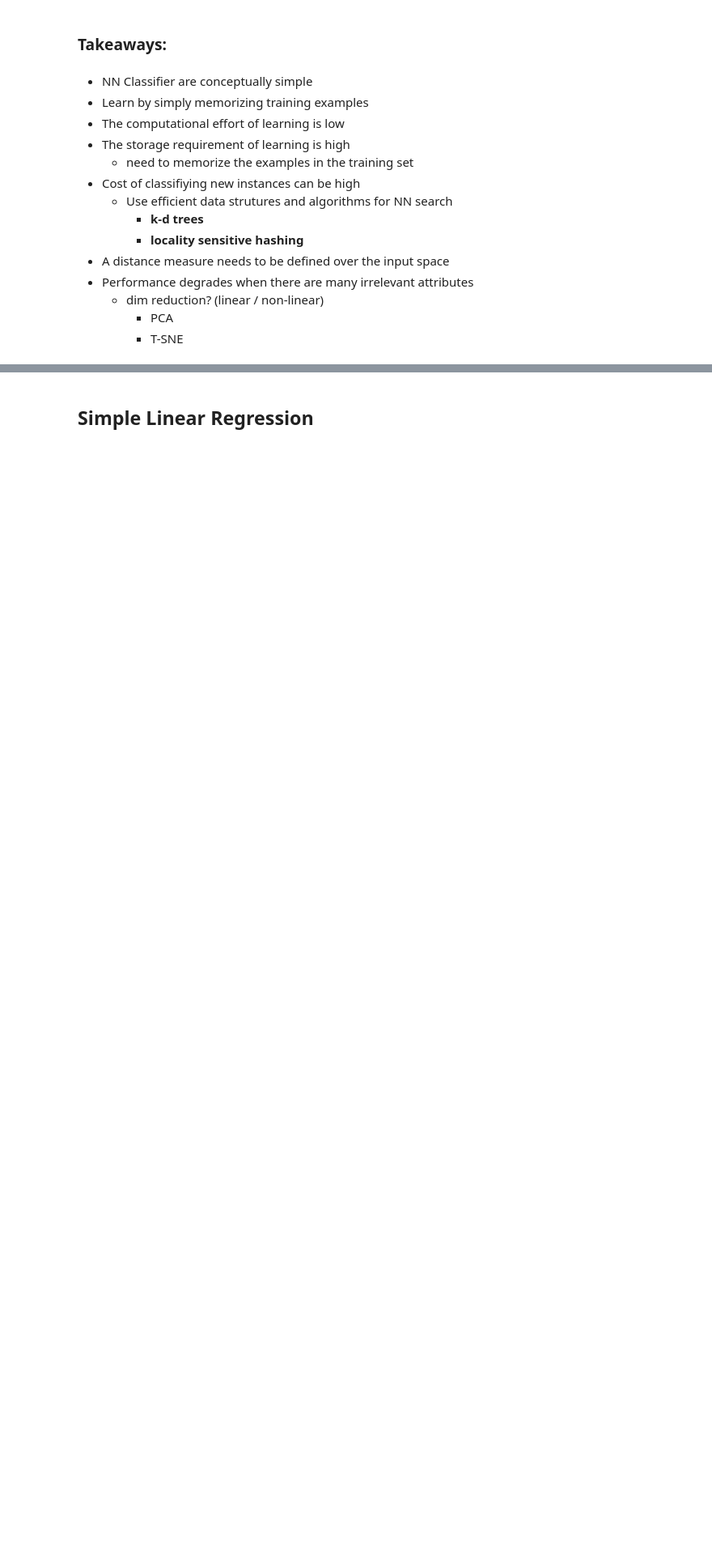
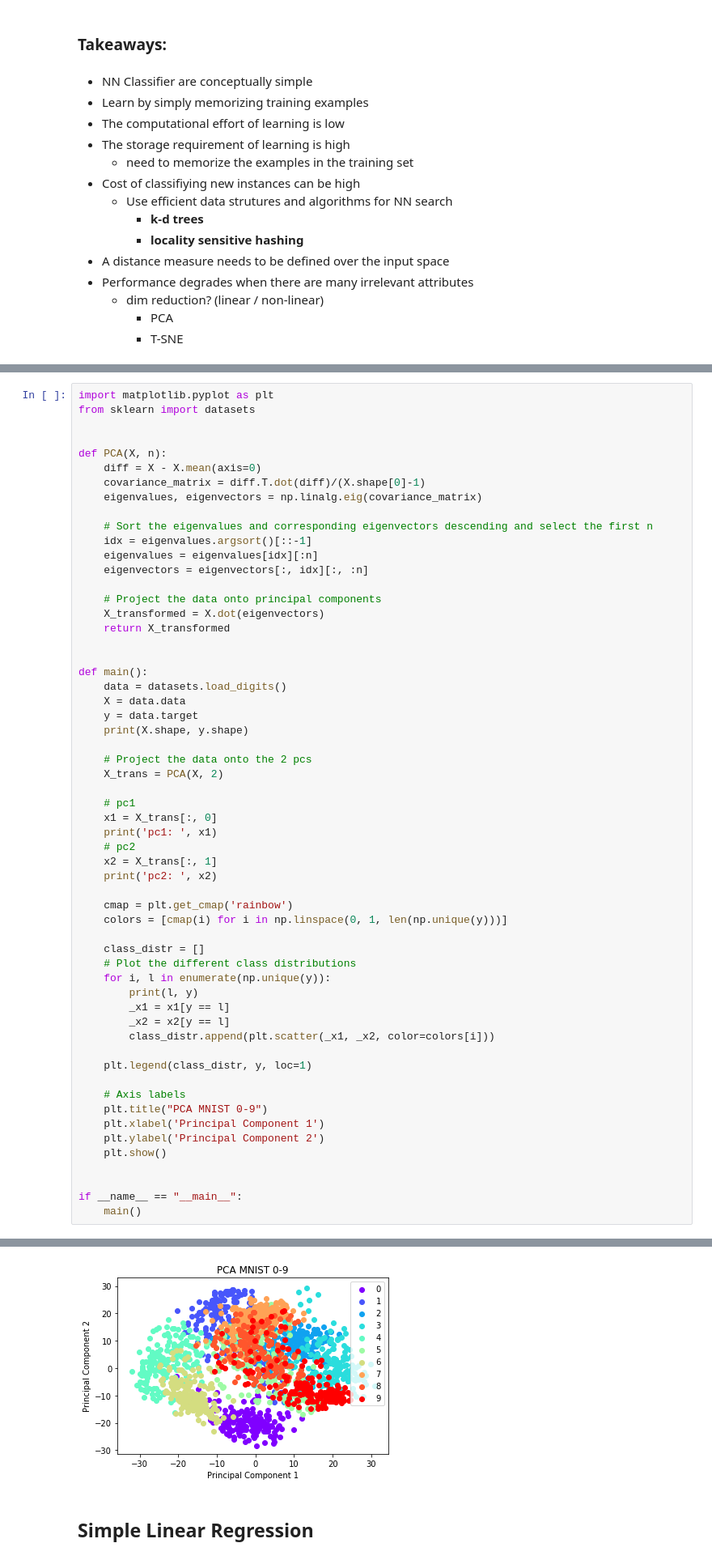
Before and after one commit to karenyyy/data_science, a Jupyter notebook: Datasci_Fall_18/ds310/Lecture 1.ipynb, the cells around one changed output, grey strips where cells are left out. Shown: that part at 81% size. Cells and saved outputs as stored; diff of their text form; blank space fills up the shorter version.

```diff
--- a/Datasci_Fall_18/ds310/Lecture 1.ipynb
+++ b/Datasci_Fall_18/ds310/Lecture 1.ipynb
@@ -119,0 +306,59 @@ __eg: tweaking k in KNN: depend on the density of the available dataset__
+# %%
+import matplotlib.pyplot as plt
+from sklearn import datasets
+
+
+def PCA(X, n):
+    diff = X - X.mean(axis=0)
+    covariance_matrix = diff.T.dot(diff)/(X.shape[0]-1)
+    eigenvalues, eigenvectors = np.linalg.eig(covariance_matrix)
+
+    # Sort the eigenvalues and corresponding eigenvectors descending and select the first n
+    idx = eigenvalues.argsort()[::-1]
+    eigenvalues = eigenvalues[idx][:n]
+    eigenvectors = eigenvectors[:, idx][:, :n]
+
+    # Project the data onto principal components
+    X_transformed = X.dot(eigenvectors)
+    return X_transformed
+
+
+def main():
+    data = datasets.load_digits()
+    X = data.data
+    y = data.target
+    print(X.shape, y.shape)
+
+    # Project the data onto the 2 pcs
+    X_trans = PCA(X, 2)
+
+    # pc1
+    x1 = X_trans[:, 0]
+    print('pc1: ', x1)
+    # pc2
+    x2 = X_trans[:, 1]
+    print('pc2: ', x2)
+
+    cmap = plt.get_cmap('rainbow')
+    colors = [cmap(i) for i in np.linspace(0, 1, len(np.unique(y)))]
+
+    class_distr = []
+    # Plot the different class distributions
+    for i, l in enumerate(np.unique(y)):
+        print(l, y)
+        _x1 = x1[y == l]
+        _x2 = x2[y == l]
+        class_distr.append(plt.scatter(_x1, _x2, color=colors[i]))
+
+    plt.legend(class_distr, y, loc=1)
+
+    # Axis labels
+    plt.title("PCA MNIST 0-9")
+    plt.xlabel('Principal Component 1')
+    plt.ylabel('Principal Component 2')
+    plt.show()
+
+
+if __name__ == "__main__":
+    main()
+# %% [output]
@@ -120,3 +380,4 @@ __eg: tweaking k in KNN: depend on the density of the available dataset__
+[figure, added]
 # %% [markdown]
 ## Simple Linear Regression
 # %% [markdown]
```
Also changed, not shown: parts of 17 cells of this notebook, 3 other files.
